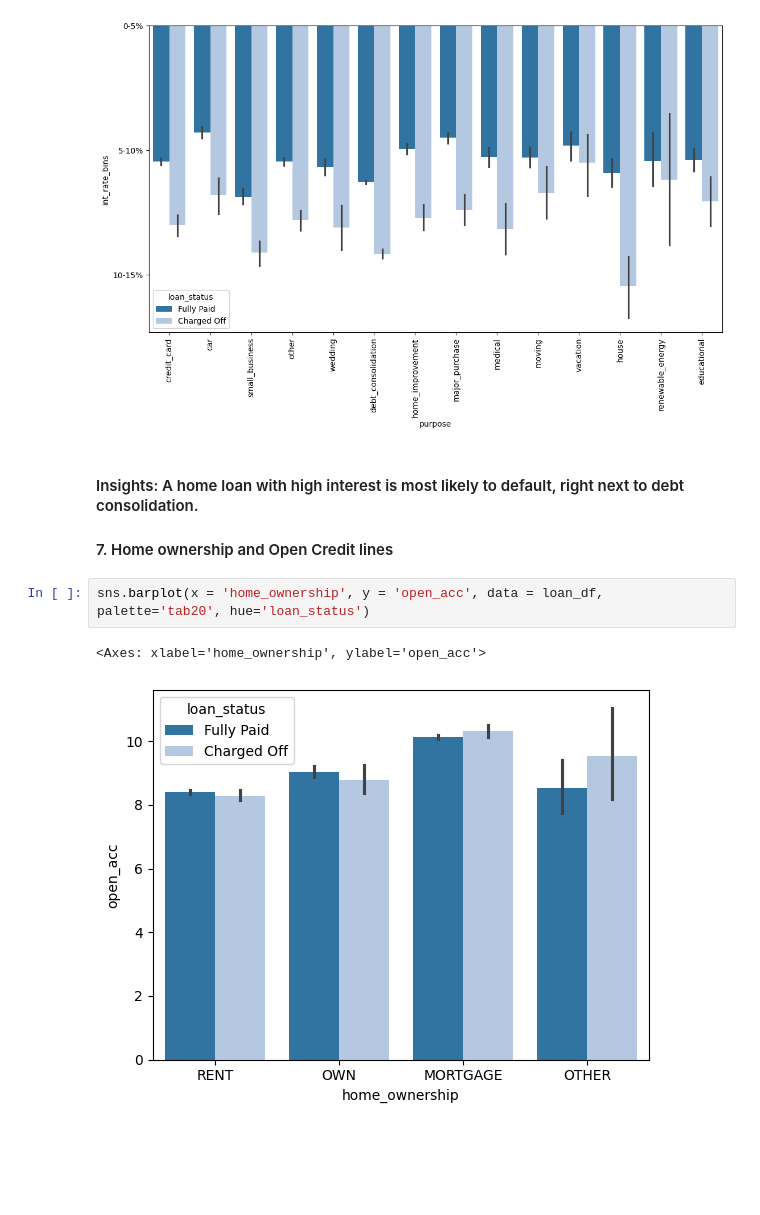
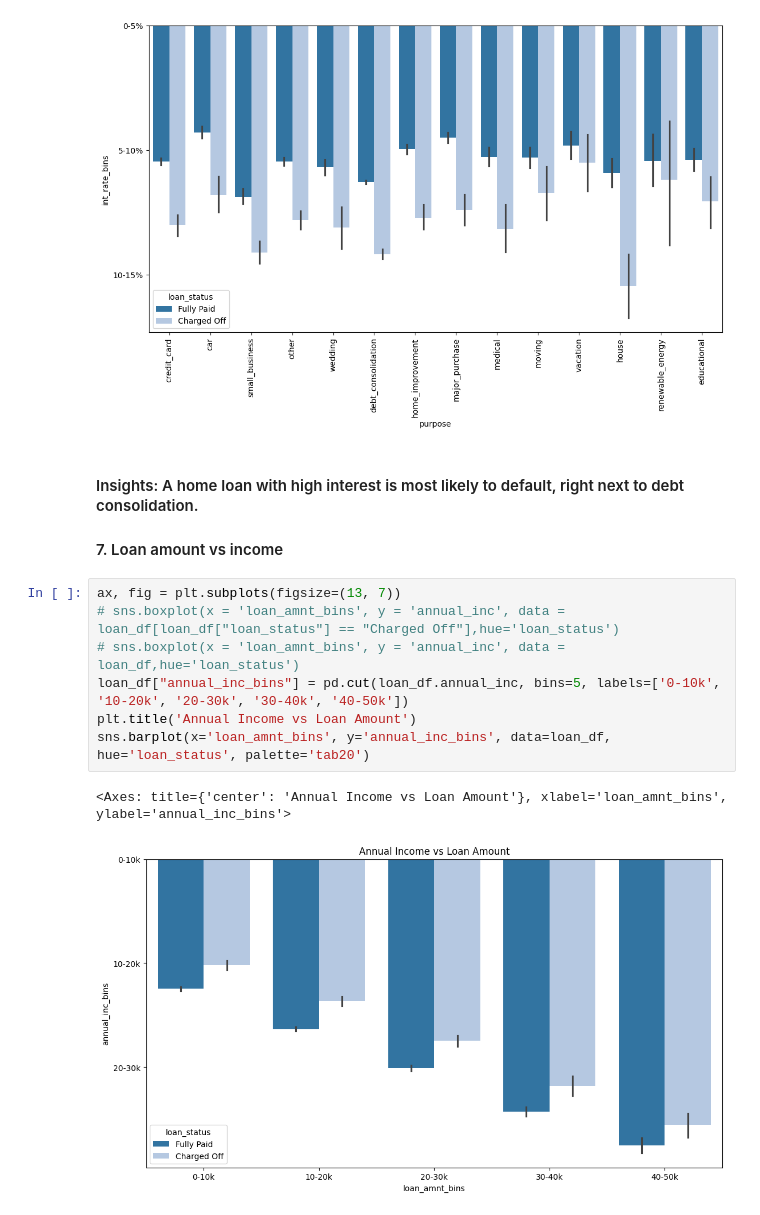
Before and after one commit to pranjal-verma/Lending-Club-Case-Study, a Jupyter notebook: solution.ipynb, the cells around one changed output. Saved outputs shown, nothing was run; the diff lists cells and outputs as text; blank space fills up the shorter version.

```diff
--- a/solution.ipynb
+++ b/solution.ipynb
@@ -620,9 +620,14 @@ sns.barplot(x = 'purpose', y = 'int_rate_bins', data = loan_df, palette='tab20',
 
 
 
-#### 7. Home ownership and Open Credit lines
+#### 7. Loan amount vs income
-# %%
-sns.barplot(x = 'home_ownership', y = 'open_acc', data = loan_df, palette='tab20', hue='loan_status')
-# %% [output]
-<Axes: xlabel='home_ownership', ylabel='open_acc'>
-[figure, removed]
+# %%
+ax, fig = plt.subplots(figsize=(13, 7))
+# sns.boxplot(x = 'loan_amnt_bins', y = 'annual_inc', data = loan_df[loan_df["loan_status"] == "Charged Off"],hue='loan_status')
+# sns.boxplot(x = 'loan_amnt_bins', y = 'annual_inc', data = loan_df,hue='loan_status')
+loan_df["annual_inc_bins"] = pd.cut(loan_df.annual_inc, bins=5, labels=['0-10k', '10-20k', '20-30k', '30-40k', '40-50k'])
+plt.title('Annual Income vs Loan Amount')
+sns.barplot(x='loan_amnt_bins', y='annual_inc_bins', data=loan_df, hue='loan_status', palette='tab20')
+# %% [output]
+<Axes: title={'center': 'Annual Income vs Loan Amount'}, xlabel='loan_amnt_bins', ylabel='annual_inc_bins'>
+[figure, added]
```
Also changed, not shown: parts of 5 cells of this notebook.
